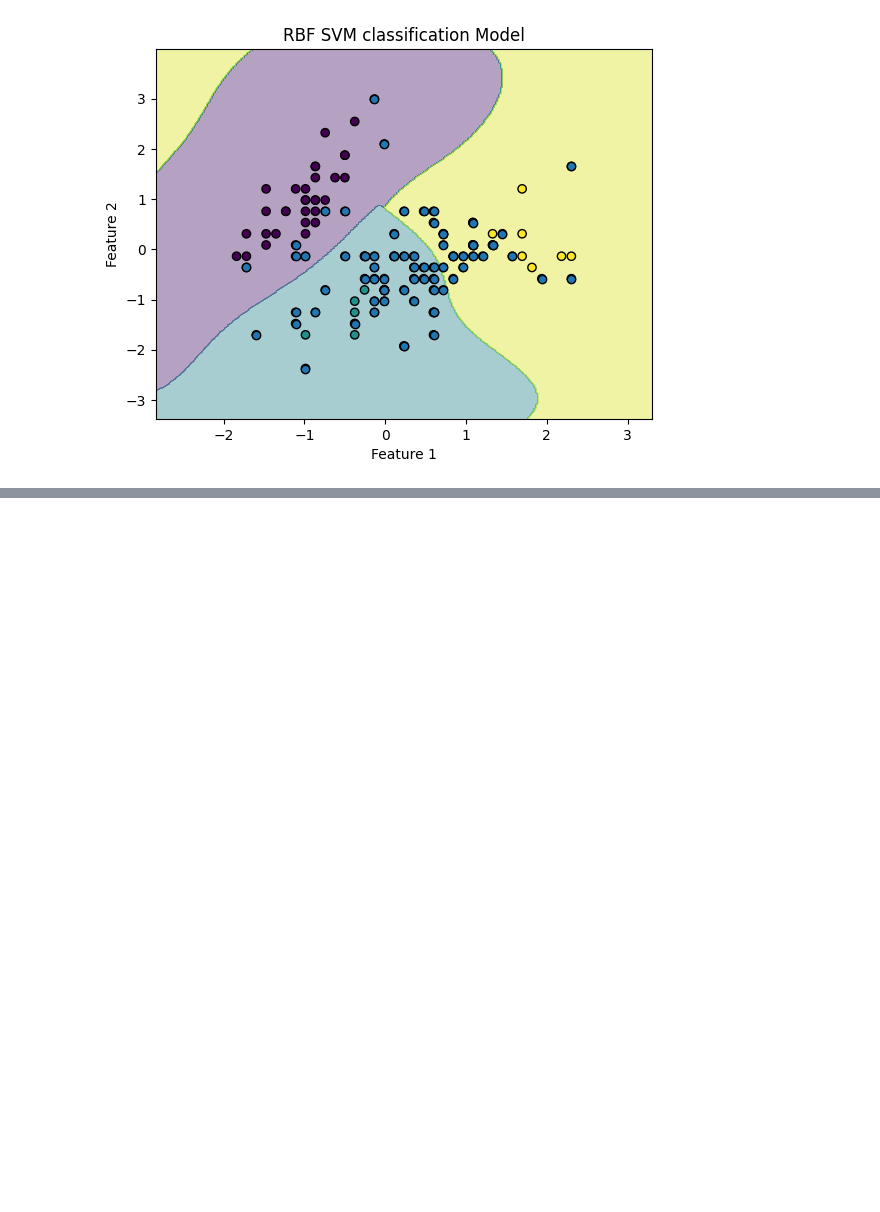
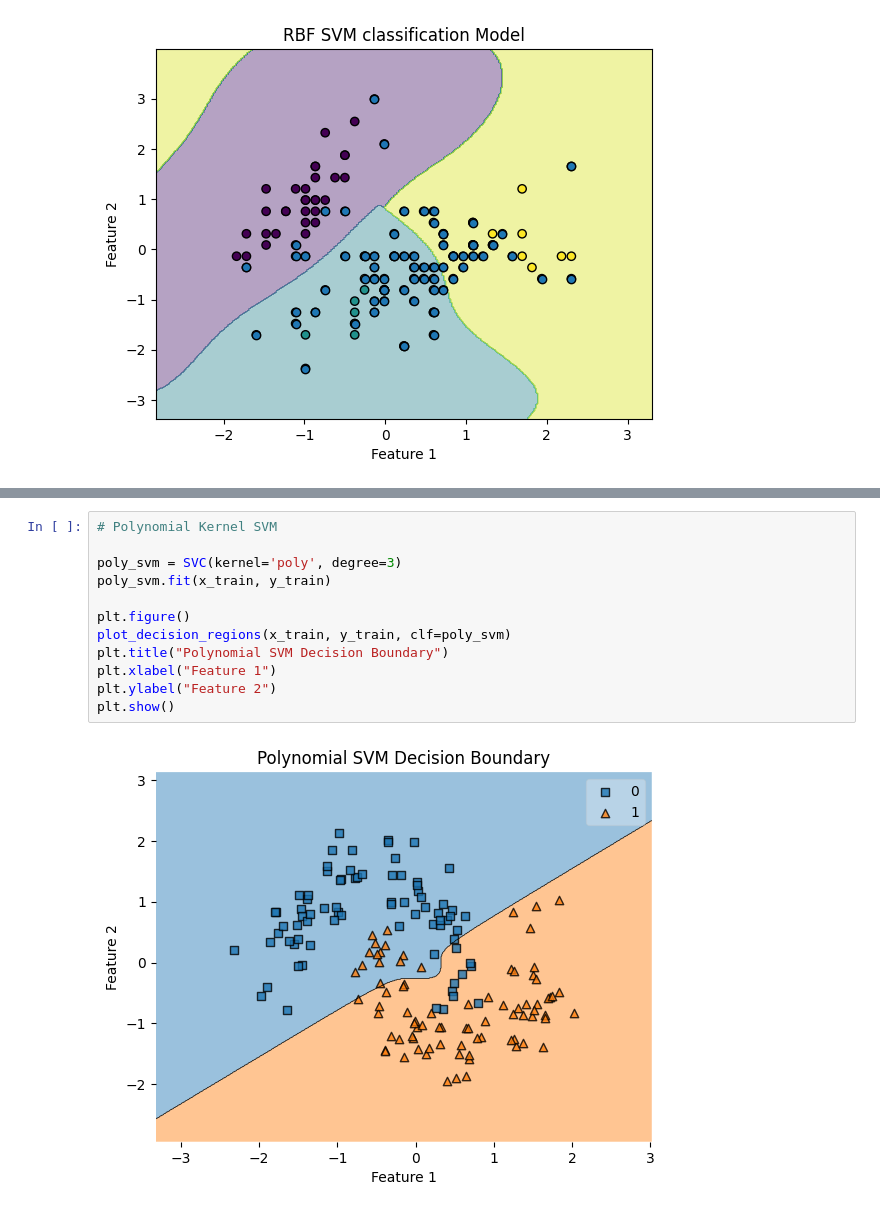
Before and after one commit to Ramsingh45156/Machine-Learning-Practicals, a Jupyter notebook: SVM.ipynb, the cells around one changed output, grey strips where cells are left out. Saved outputs shown, nothing was run; the diff lists cells and outputs as text; blank space fills up the shorter version.

```diff
--- a/SVM.ipynb
+++ b/SVM.ipynb
@@ -105,0 +142,14 @@ plot_Boundary(rbf_svm, x_train, y_train, "RBF SVM classification Model")
+# %%
+# Polynomial Kernel SVM
+
+poly_svm = SVC(kernel='poly', degree=3)
+poly_svm.fit(x_train, y_train)
+
+plt.figure()
+plot_decision_regions(x_train, y_train, clf=poly_svm)
+plt.title("Polynomial SVM Decision Boundary")
+plt.xlabel("Feature 1")
+plt.ylabel("Feature 2")
+plt.show()
+# %% [output]
+[figure, added]
```
Also changed, not shown: parts of 5 cells of this notebook, 1 other file.
